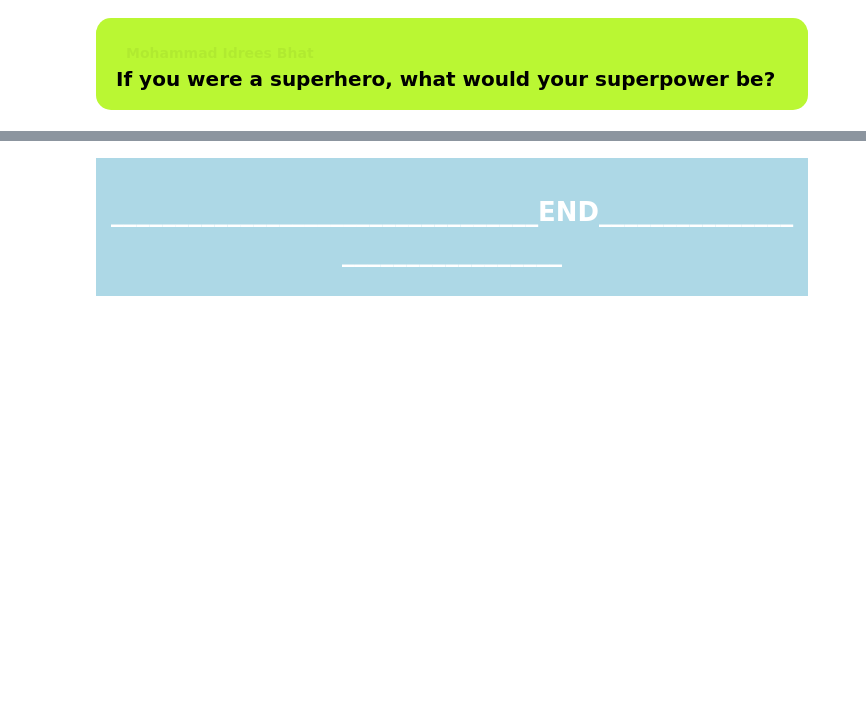
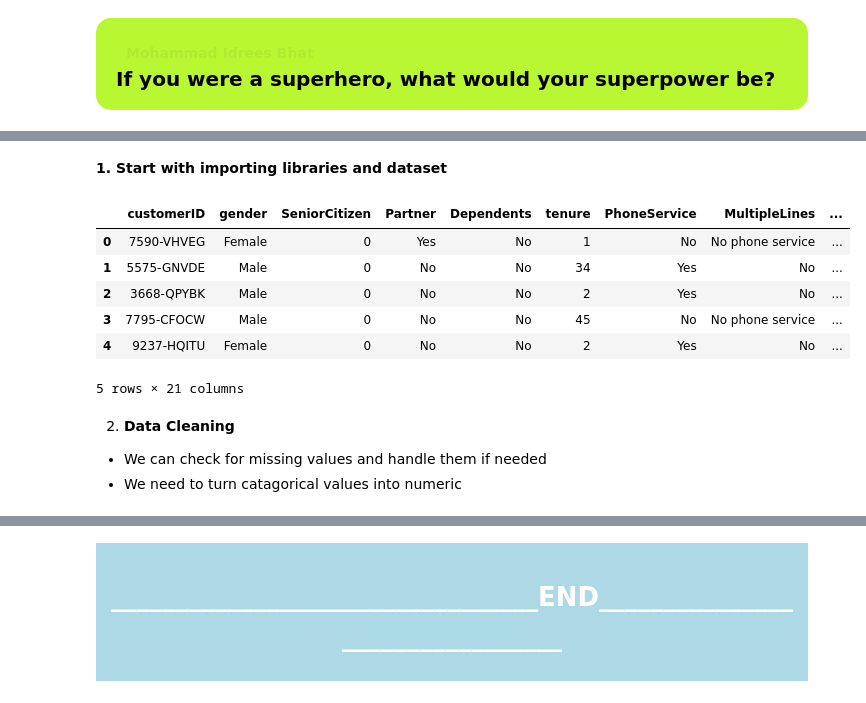
Before and after one commit to devidrees/Data-Analytix-Content-Prep, a Jupyter notebook: Main content day wise/Week 8/Day 27-28/Building NNs.ipynb, the cells around one changed output, grey strips where cells are left out. Saved outputs shown, nothing was run; the diff lists cells and outputs as text; code cells hidden in the pictures; blank space fills up the shorter version.

```diff
--- a/Main content day wise/Week 8/Day 27-28/Building NNs.ipynb
+++ b/Main content day wise/Week 8/Day 27-28/Building NNs.ipynb
@@ -108,0 +438,2 @@ Now it's your turn!
+# %% [markdown]
+**1. Start with importing libraries and dataset**
@@ -108,0 +450,31 @@ Now it's your turn!
+# %%
+import pandas as pd
+import numpy as np
+from sklearn.model_selection import train_test_split
+from sklearn.preprocessing import LabelEncoder, StandardScaler
+import tensorflow as tf
+from tensorflow.keras.models import Sequential
+from tensorflow.keras.layers import Dense
+
+
+# Load the dataset
+# Use the path to get to the dataset
+# Rename the dataset and choose the right path
+
+# Load the dataset (assuming you have downloaded the dataset as a CSV)
+data = pd.read_csv('c:\\Users\\devid\\.cache\\kagglehub\\datasets\\blastchar\\telco-customer-churn\\versions\\1\\Telco-Customer-Churn.csv')
+
+# Display the first few rows
+data.head()
+# %% [output]
+|  | customerID | gender | SeniorCitizen | Partner | Dependents | tenure | PhoneService | MultipleLines | ... |
+| 0 | 7590-VHVEG | Female | 0 | Yes | No | 1 | No | No phone service | ... |
+| 1 | 5575-GNVDE | Male | 0 | No | No | 34 | Yes | No | ... |
+| 2 | 3668-QPYBK | Male | 0 | No | No | 2 | Yes | No | ... |
+| 3 | 7795-CFOCW | Male | 0 | No | No | 45 | No | No phone service | ... |
+| 4 | 9237-HQITU | Female | 0 | No | No | 2 | Yes | No | ... |
+5 rows × 21 columns
+# %% [markdown]
+2. **Data Cleaning**
+- We can check for missing values and handle them if needed
+- We need to turn catagorical values into numeric
```
Also changed, not shown: parts of 96 cells of this notebook, 1 other file.
